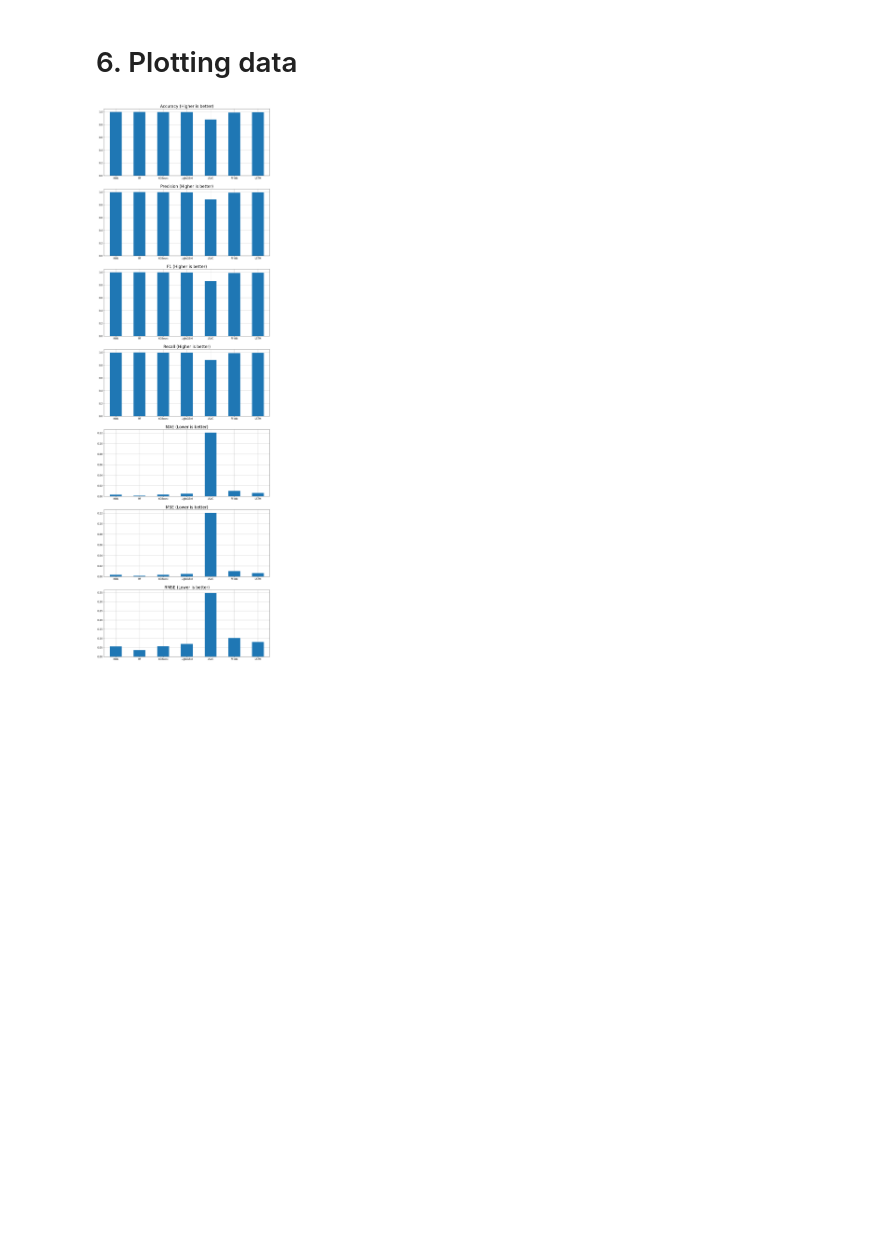
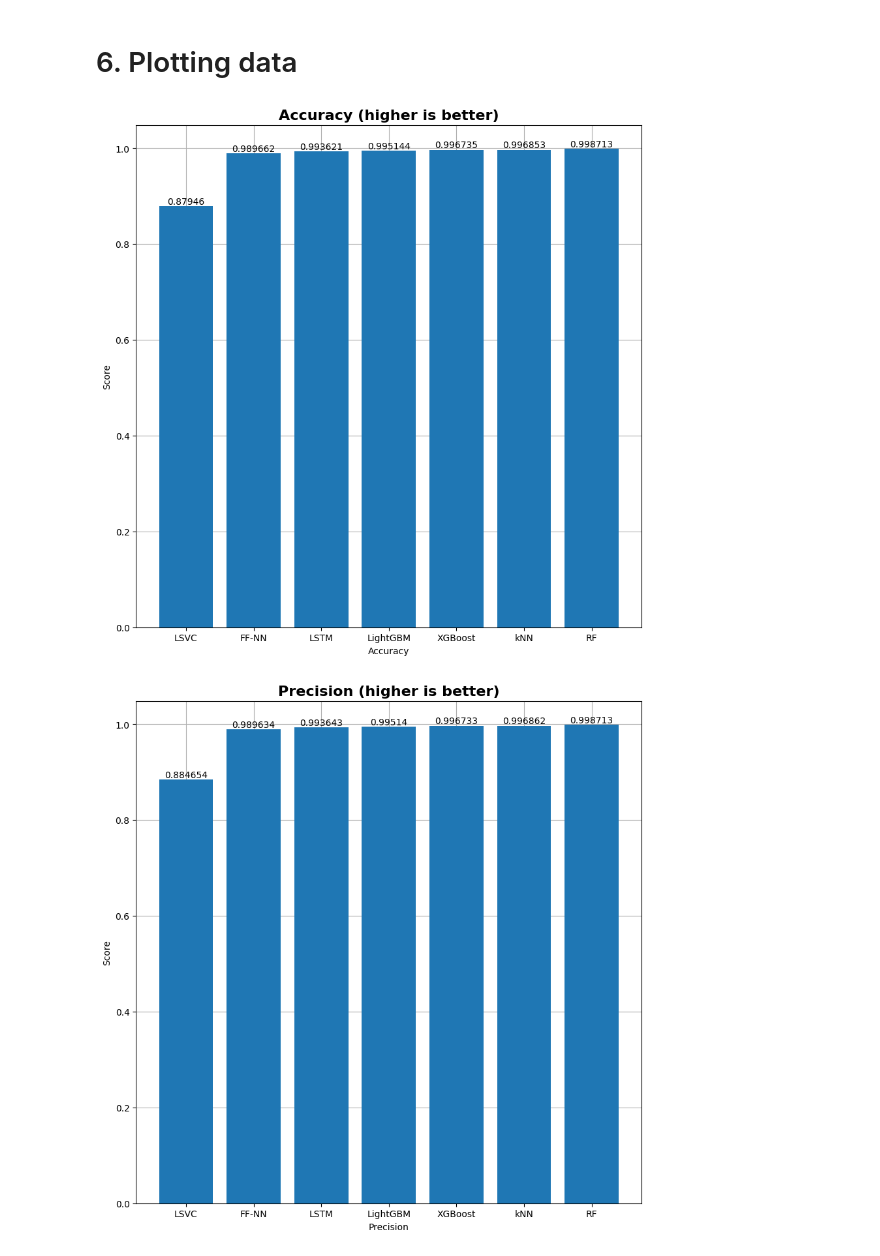
Before and after one commit to KostasEreksonas/IDS_test, a Jupyter notebook: CIC-IDS-2017.ipynb, the cells around one changed output. Saved outputs shown, nothing was run; the diff lists cells and outputs as text; code cells hidden in the pictures; blank space fills up the shorter version.

Commit message:
Updated results graphs

```diff
--- a/CIC-IDS-2017.ipynb
+++ b/CIC-IDS-2017.ipynb
@@ -1073,3 +1073,14 @@ results_df
 | LSTM | 0.993621 | 0.993643 | 0.993629 | 0.993621 | 0.006379 | 0.006379 | 0.079871 |
 # %% [markdown]
 # 6. Plotting data
+# %%
+results = {
+    "kNN": [0.996853, 0.996862, 0.996856, 0.996853, 0.003147, 0.003147, 0.056100],
+    "RF": [0.998713, 0.998713, 0.998713, 0.998713, 0.001287, 0.001287, 0.035877],
+    "XGBoost": [0.996735, 0.996733, 0.996734, 0.996735, 0.003265, 0.003265, 0.057141],
+    "LightGBM": [0.995144, 0.995140, 0.995141, 0.995144, 0.004856, 0.004856, 0.069688],
+    "LSVC": [0.879460, 0.884654, 0.860732, 0.879460, 0.120540, 0.120540, 0.347189],
+    "FF-NN": [0.989662, 0.989634, 0.989619, 0.989662, 0.010338, 0.010338, 0.101674],
+    "LSTM": [0.993621, 0.993643, 0.993629, 0.993621, 0.006379, 0.006379, 0.079871]
+}
+results_df = pd.DataFrame.from_dict(results, orient="index", columns=["Accuracy", "Precision", "F1", "Recall", "MAE", "MSE", "RMSE"])
@@ -1097,4 +1139,10 @@ def plotResults(df, columns_list, rows, columns):
-# %%
-plotResults(results_df, results_df.columns, len(results_df.columns), 1)
-# %% [output]
-[figure, removed]
+# %%
+for x in results_df:
+    _dict = {}
+    name = results_df[x].name
+    for keys, values in zip(range(len(results_df[x].keys())), results_df[x]):
+        _dict[results_df[x].keys()[keys]] = values
+    result_plot(_dict, name)
+# %% [output]
+[figure, added]
+[figure, added]
```
Also changed, not shown: parts of 4 cells of this notebook, 7 other files.
